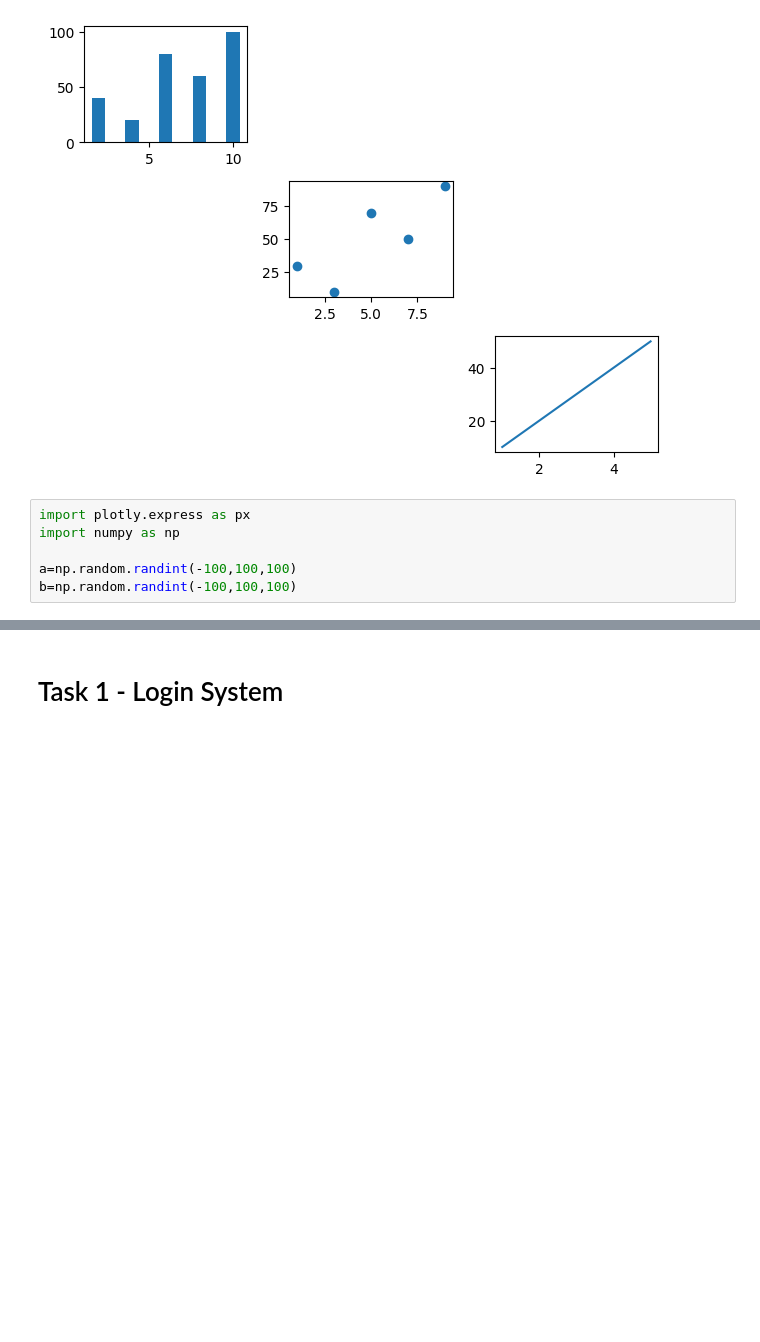
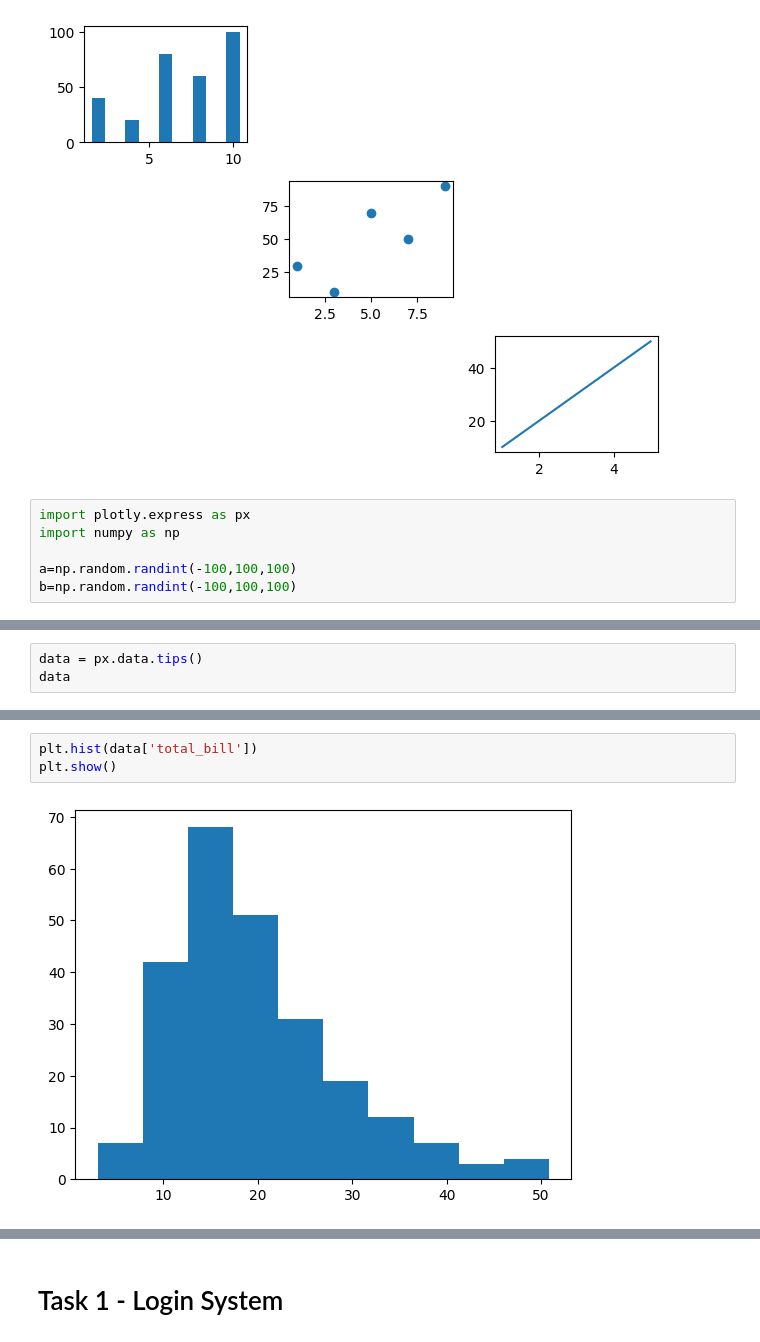
Before and after one commit to AhammedKabeer434/data_1, a Jupyter notebook: Data_Science.ipynb, the cells around one changed output, grey strips where cells are left out. Cells and saved outputs as stored; diff of their text form; blank space fills up the shorter version.

```diff
--- a/Data_Science.ipynb
+++ b/Data_Science.ipynb
@@ -3266,0 +3292,3 @@ fig.show()
+# %%
+data = px.data.tips()
+data
@@ -3266,0 +3309,5 @@ fig.show()
+# %%
+plt.hist(data['total_bill'])
+plt.show()
+# %% [output]
+[figure, added]
```
Also changed, not shown: parts of 16 cells of this notebook.
